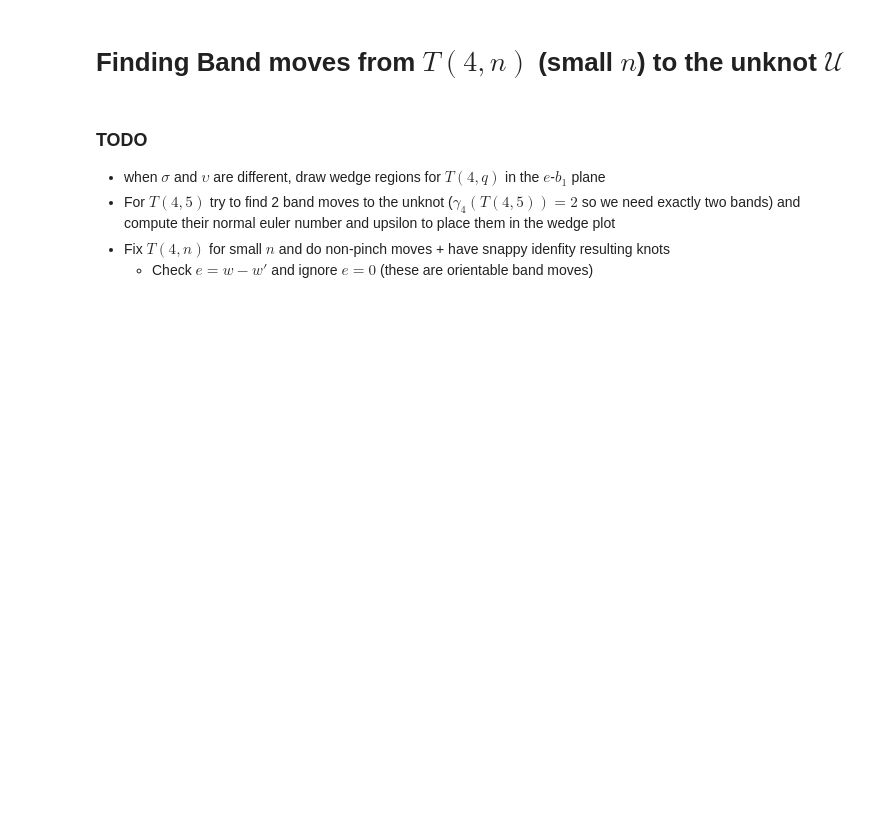
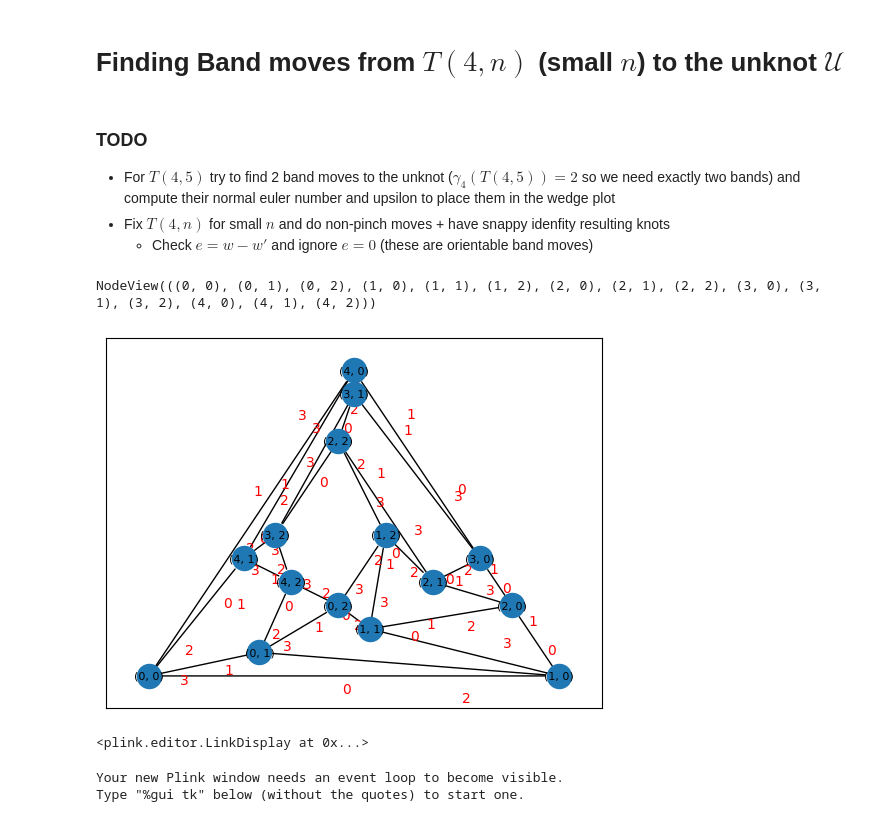
Before and after one commit to JulesGB/KnotGeography, a Jupyter notebook: find_bands.ipynb, the cells around one changed output. Saved outputs shown, nothing was run; the diff lists cells and outputs as text; code cells hidden in the pictures; blank space fills up the shorter version.

```diff
--- a/find_bands.ipynb
+++ b/find_bands.ipynb
@@ -11,7 +13,6 @@ def draw_movie(M):
 # Finding Band moves from $T(4,n)$ (small $n$) to the unknot $\mathcal{U}$
 # %% [markdown]
 ### TODO
-- when $\sigma$ and $\upsilon$ are different, draw wedge regions for $T(4,q)$ in the $e$-$b_1$ plane
 - For $T(4,5)$ try to find 2 band moves to the unknot ($\gamma_4(T(4,5)) = 2$ so we need exactly two bands) and compute their normal euler number and upsilon to place them in the wedge plot
 - Fix $T(4,n)$ for small $n$ and do non-pinch moves + have snappy idenfity resulting knots
     - Check $e=w-w'$ and ignore $e=0$ (these are orientable band moves)
@@ -20,0 +21,15 @@ T45_link = Link(T45.PD_code())
+# %%
+G = adjacency_graph(T45)
+G.nodes
+# %% [output]
+NodeView(((0, 0), (0, 1), (0, 2), (1, 0), (1, 1), (1, 2), (2, 0), (2, 1), (2, 2), (3, 0), (3, 1), (3, 2), (4, 0), (4, 1), (4, 2)))
+# %%
+draw_adjacency_graph(T45, rad_increment=0.2)
+# %% [output]
+[figure, added]
+# %%
+T45.view()
+# %% [output]
+<plink.editor.LinkDisplay at 0x...>
+Your new Plink window needs an event loop to become visible.
+Type "%gui tk" below (without the quotes) to start one.
```
Also changed, not shown: parts of 12 cells of this notebook, 2 other files.
